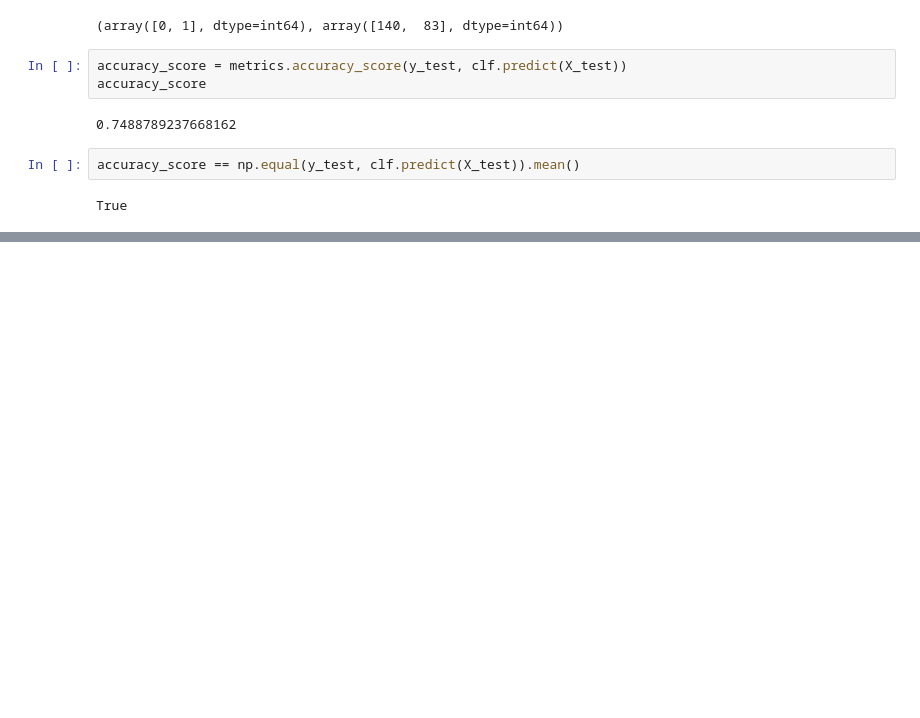
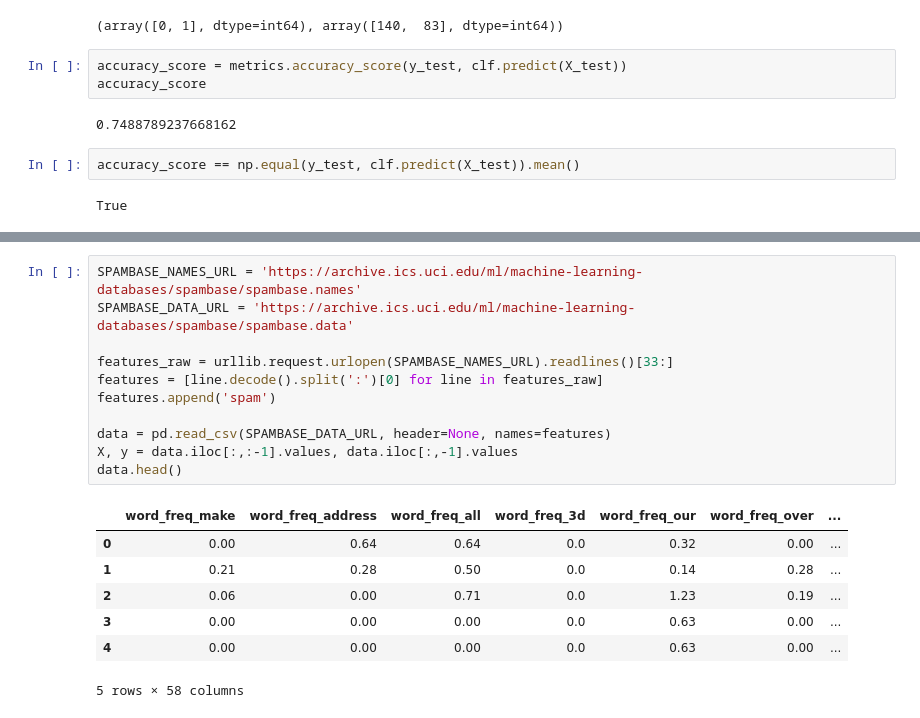
Before and after one commit to EvgenyMeredelin/machine-learning-notes-and-codes, a Jupyter notebook: ml_logreg/ml_logreg.ipynb, the cells around one changed output, grey strips where cells are left out. Cells and saved outputs as stored; diff of their text form; blank space fills up the shorter version.

Commit message:
added spambase example

```diff
--- a/ml_logreg/ml_logreg.ipynb
+++ b/ml_logreg/ml_logreg.ipynb
@@ -580,0 +611,19 @@ True
+# %%
+SPAMBASE_NAMES_URL = 'https://archive.ics.uci.edu/ml/machine-learning-databases/spambase/spambase.names'
+SPAMBASE_DATA_URL = 'https://archive.ics.uci.edu/ml/machine-learning-databases/spambase/spambase.data'
+
+features_raw = urllib.request.urlopen(SPAMBASE_NAMES_URL).readlines()[33:]
+features = [line.decode().split(':')[0] for line in features_raw]
+features.append('spam')
+
+data = pd.read_csv(SPAMBASE_DATA_URL, header=None, names=features)
+X, y = data.iloc[:,:-1].values, data.iloc[:,-1].values
+data.head()
+# %% [output]
+|  | word_freq_make | word_freq_address | word_freq_all | word_freq_3d | word_freq_our | word_freq_over | ... |
+| 0 | 0.00 | 0.64 | 0.64 | 0.0 | 0.32 | 0.00 | ... |
+| 1 | 0.21 | 0.28 | 0.50 | 0.0 | 0.14 | 0.28 | ... |
+| 2 | 0.06 | 0.00 | 0.71 | 0.0 | 1.23 | 0.19 | ... |
+| 3 | 0.00 | 0.00 | 0.00 | 0.0 | 0.63 | 0.00 | ... |
+| 4 | 0.00 | 0.00 | 0.00 | 0.0 | 0.63 | 0.00 | ... |
+5 rows × 58 columns
```
Also changed, not shown: parts of 5 cells of this notebook.
